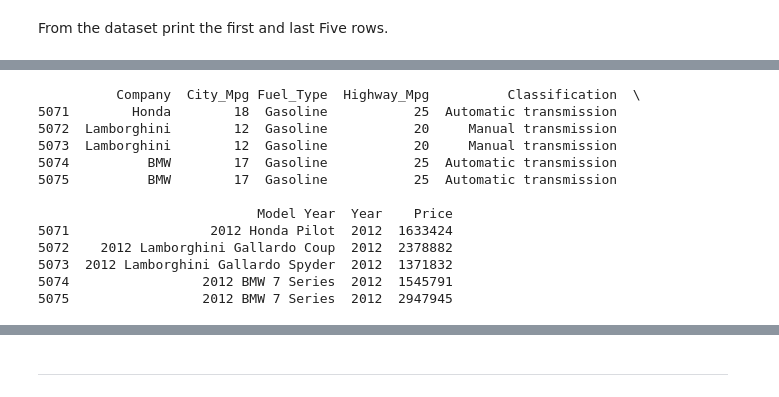
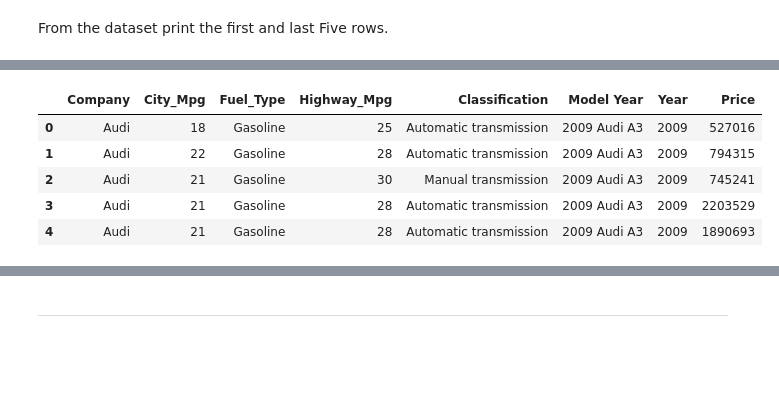
Before and after one commit to prashantpal711/assignment1, a Jupyter notebook: assignment1.ipynb, the cells around one changed output, grey strips where cells are left out. Cells and saved outputs as stored; diff of their text form; code cells hidden in the pictures; blank space fills up the shorter version.

```diff
--- a/assignment1.ipynb
+++ b/assignment1.ipynb
@@ -30,16 +14,9 @@ print(df.head())
-# %%
-print(df.tail())
-# %% [output]
-          Company  City_Mpg Fuel_Type  Highway_Mpg          Classification  \
-5071        Honda        18  Gasoline           25  Automatic transmission
-5072  Lamborghini        12  Gasoline           20     Manual transmission
-5073  Lamborghini        12  Gasoline           20     Manual transmission
-5074          BMW        17  Gasoline           25  Automatic transmission
-5075          BMW        17  Gasoline           25  Automatic transmission
-
-                            Model Year  Year    Price
-5071                  2012 Honda Pilot  2012  1633424
-5072    2012 Lamborghini Gallardo Coup  2012  2378882
-5073  2012 Lamborghini Gallardo Spyder  2012  1371832
-5074                 2012 BMW 7 Series  2012  1545791
-5075                 2012 BMW 7 Series  2012  2947945
+# %%
+df.head(5)
+# %% [output]
+|  | Company | City_Mpg | Fuel_Type | Highway_Mpg | Classification | Model Year | Year | Price |
+| 0 | Audi | 18 | Gasoline | 25 | Automatic transmission | 2009 Audi A3 | 2009 | 527016 |
+| 1 | Audi | 22 | Gasoline | 28 | Automatic transmission | 2009 Audi A3 | 2009 | 794315 |
+| 2 | Audi | 21 | Gasoline | 30 | Manual transmission | 2009 Audi A3 | 2009 | 745241 |
+| 3 | Audi | 21 | Gasoline | 28 | Automatic transmission | 2009 Audi A3 | 2009 | 2203529 |
+| 4 | Audi | 21 | Gasoline | 28 | Automatic transmission | 2009 Audi A3 | 2009 | 1890693 |
```
Also changed, not shown: parts of 4 cells of this notebook.
